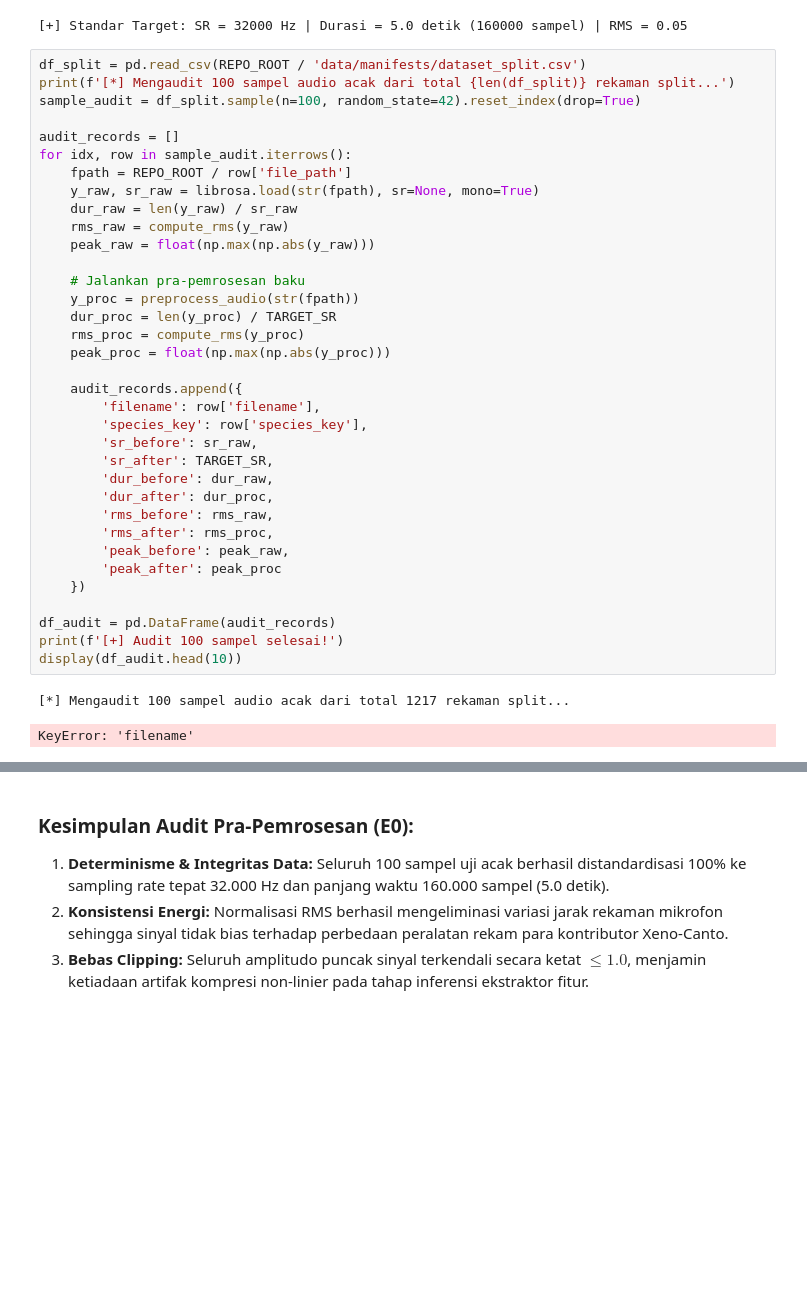
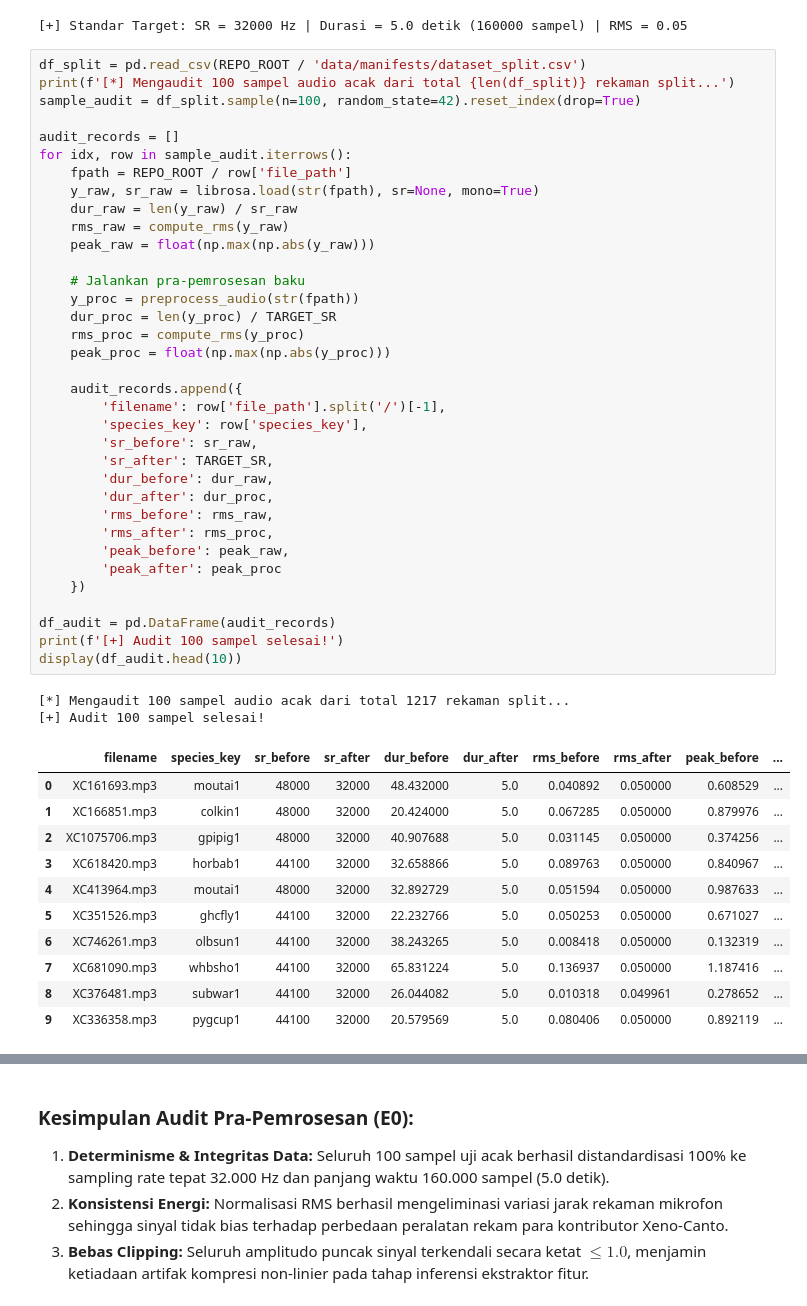
Before and after one commit to Data-Systems-and-Intelligent-Computing/DSIC-2706, a Jupyter notebook: notebooks/Preprocessing Verification.ipynb, the cells around one changed output, grey strips where cells are left out. Cells and saved outputs as stored; diff of their text form; blank space fills up the shorter version.

```diff
--- a/notebooks/Preprocessing Verification.ipynb
+++ b/notebooks/Preprocessing Verification.ipynb
@@ -54,35 +54,46 @@ audit_records = []
 for idx, row in sample_audit.iterrows():
     fpath = REPO_ROOT / row['file_path']
     y_raw, sr_raw = librosa.load(str(fpath), sr=None, mono=True)
     dur_raw = len(y_raw) / sr_raw
     rms_raw = compute_rms(y_raw)
     peak_raw = float(np.max(np.abs(y_raw)))
 
     # Jalankan pra-pemrosesan baku
     y_proc = preprocess_audio(str(fpath))
     dur_proc = len(y_proc) / TARGET_SR
     rms_proc = compute_rms(y_proc)
     peak_proc = float(np.max(np.abs(y_proc)))
 
     audit_records.append({
-        'filename': row['filename'],
+        'filename': row['file_path'].split('/')[-1],
         'species_key': row['species_key'],
         'sr_before': sr_raw,
         'sr_after': TARGET_SR,
         'dur_before': dur_raw,
         'dur_after': dur_proc,
         'rms_before': rms_raw,
         'rms_after': rms_proc,
         'peak_before': peak_raw,
         'peak_after': peak_proc
     })
 
 df_audit = pd.DataFrame(audit_records)
 print(f'[+] Audit 100 sampel selesai!')
 display(df_audit.head(10))
 # %% [output]
 [*] Mengaudit 100 sampel audio acak dari total 1217 rekaman split...
+[+] Audit 100 sampel selesai!
-KeyError: 'filename'
+|  | filename | species_key | sr_before | sr_after | dur_before | dur_after | rms_before | rms_after | peak_before | ... |
+| 0 | XC161693.mp3 | moutai1 | 48000 | 32000 | 48.432000 | 5.0 | 0.040892 | 0.050000 | 0.608529 | ... |
+| 1 | XC166851.mp3 | colkin1 | 48000 | 32000 | 20.424000 | 5.0 | 0.067285 | 0.050000 | 0.879976 | ... |
+| 2 | XC1075706.mp3 | gpipig1 | 48000 | 32000 | 40.907688 | 5.0 | 0.031145 | 0.050000 | 0.374256 | ... |
+| 3 | XC618420.mp3 | horbab1 | 44100 | 32000 | 32.658866 | 5.0 | 0.089763 | 0.050000 | 0.840967 | ... |
+| 4 | XC413964.mp3 | moutai1 | 48000 | 32000 | 32.892729 | 5.0 | 0.051594 | 0.050000 | 0.987633 | ... |
+| 5 | XC351526.mp3 | ghcfly1 | 44100 | 32000 | 22.232766 | 5.0 | 0.050253 | 0.050000 | 0.671027 | ... |
+| 6 | XC746261.mp3 | olbsun1 | 44100 | 32000 | 38.243265 | 5.0 | 0.008418 | 0.050000 | 0.132319 | ... |
+| 7 | XC681090.mp3 | whbsho1 | 44100 | 32000 | 65.831224 | 5.0 | 0.136937 | 0.050000 | 1.187416 | ... |
+| 8 | XC376481.mp3 | subwar1 | 44100 | 32000 | 26.044082 | 5.0 | 0.010318 | 0.049961 | 0.278652 | ... |
+| 9 | XC336358.mp3 | pygcup1 | 44100 | 32000 | 20.579569 | 5.0 | 0.080406 | 0.050000 | 0.892119 | ... |
 # %%
 table_path = PROCESSED_DIR / 'preprocessing_verification_table.csv'
 if table_path.exists():
```
Also changed, not shown: parts of 2 cells of this notebook, 57 other files.
